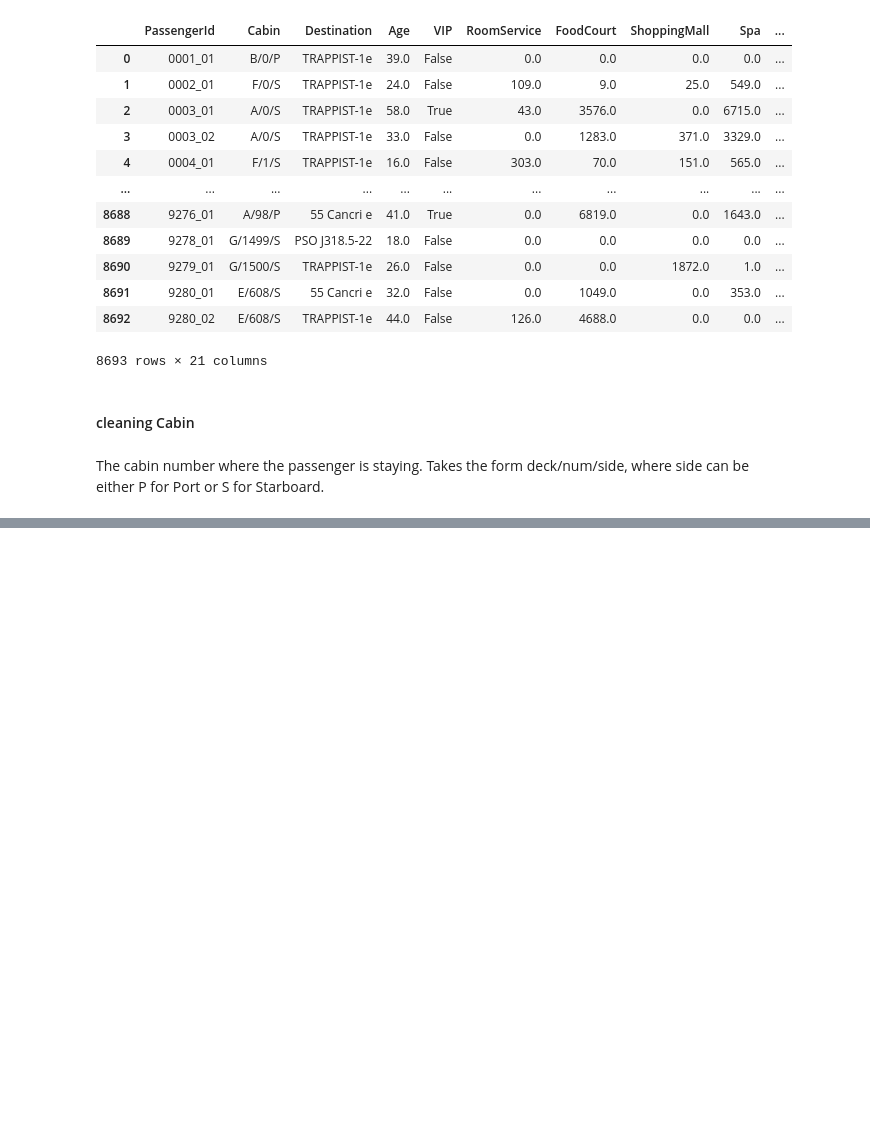
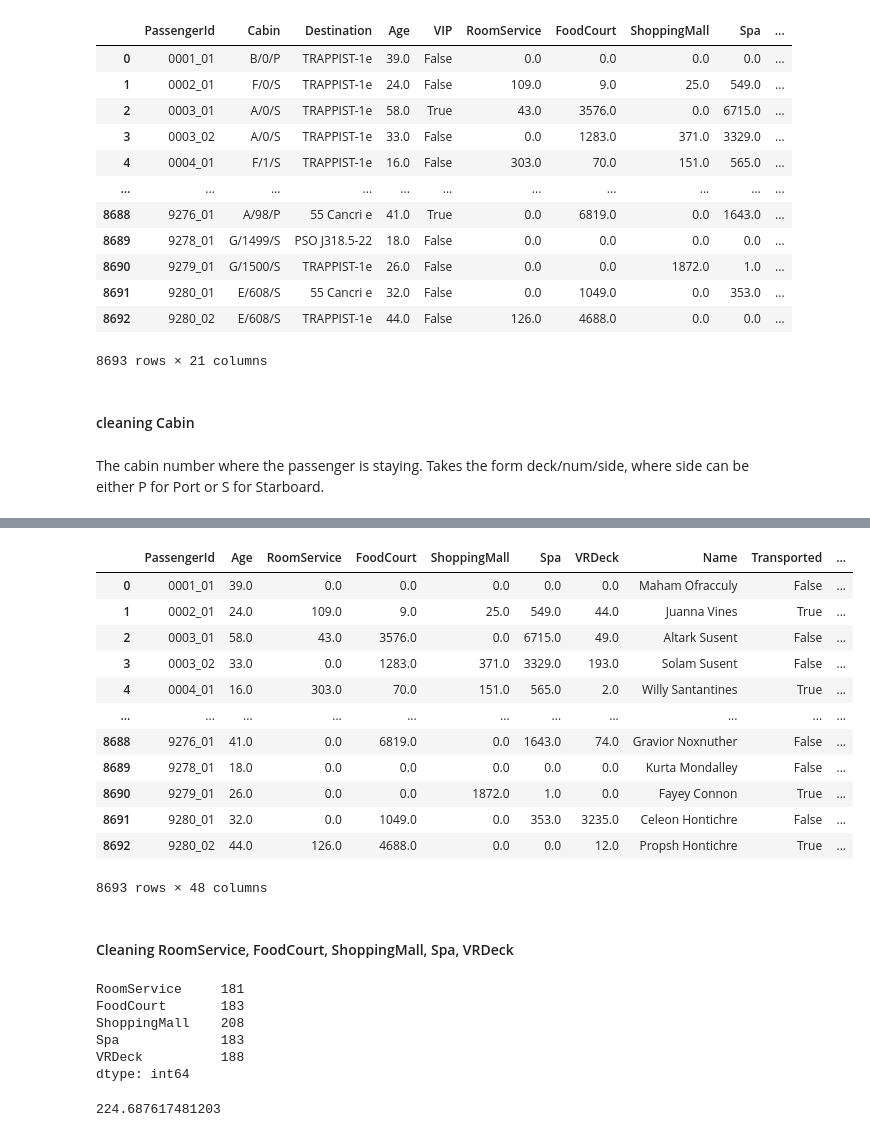
Before and after one commit to Gyxius/spaceship-titanic, a Jupyter notebook: analysis.ipynb, the cells around one changed output, grey strips where cells are left out. Cells and saved outputs as stored; diff of their text form; code cells hidden in the pictures; blank space fills up the shorter version.

```diff
--- a/analysis.ipynb
+++ b/analysis.ipynb
@@ -538,0 +601,2 @@ The cabin number where the passenger is staying. Takes the form deck/num/side, w
+# %%
+df['Age'] = df['Age'].fillna(mean_age)
@@ -538,0 +615,4 @@ The cabin number where the passenger is staying. Takes the form deck/num/side, w
+# %%
+df['VIP'] = df['VIP'].fillna(2)
+# %%
+df['VIP'] = df['VIP'].astype(int)
@@ -538,0 +633,34 @@ The cabin number where the passenger is staying. Takes the form deck/num/side, w
+# %%
+df = encode_column('VIP', df)
+# %%
+df
+# %% [output]
+|  | PassengerId | Age | RoomService | FoodCourt | ShoppingMall | Spa | VRDeck | Name | Transported | ... |
+| 0 | 0001_01 | 39.0 | 0.0 | 0.0 | 0.0 | 0.0 | 0.0 | Maham Ofracculy | False | ... |
+| 1 | 0002_01 | 24.0 | 109.0 | 9.0 | 25.0 | 549.0 | 44.0 | Juanna Vines | True | ... |
+| 2 | 0003_01 | 58.0 | 43.0 | 3576.0 | 0.0 | 6715.0 | 49.0 | Altark Susent | False | ... |
+| 3 | 0003_02 | 33.0 | 0.0 | 1283.0 | 371.0 | 3329.0 | 193.0 | Solam Susent | False | ... |
+| 4 | 0004_01 | 16.0 | 303.0 | 70.0 | 151.0 | 565.0 | 2.0 | Willy Santantines | True | ... |
+| ... | ... | ... | ... | ... | ... | ... | ... | ... | ... | ... |
+| 8688 | 9276_01 | 41.0 | 0.0 | 6819.0 | 0.0 | 1643.0 | 74.0 | Gravior Noxnuther | False | ... |
+| 8689 | 9278_01 | 18.0 | 0.0 | 0.0 | 0.0 | 0.0 | 0.0 | Kurta Mondalley | False | ... |
+| 8690 | 9279_01 | 26.0 | 0.0 | 0.0 | 1872.0 | 1.0 | 0.0 | Fayey Connon | True | ... |
+| 8691 | 9280_01 | 32.0 | 0.0 | 1049.0 | 0.0 | 353.0 | 3235.0 | Celeon Hontichre | False | ... |
+| 8692 | 9280_02 | 44.0 | 126.0 | 4688.0 | 0.0 | 0.0 | 12.0 | Propsh Hontichre | True | ... |
+8693 rows × 48 columns
+# %% [markdown]
+#### Cleaning RoomService, FoodCourt, ShoppingMall, Spa, VRDeck
+# %%
+df[['RoomService', 'FoodCourt', 'ShoppingMall', 'Spa', 'VRDeck']].isnull().sum()
+# %% [output]
+RoomService     181
+FoodCourt       183
+ShoppingMall    208
+Spa             183
+VRDeck          188
+dtype: int64
+# %%
+mean_df = df[['RoomService', 'FoodCourt', 'ShoppingMall', 'Spa', 'VRDeck']].mean()
+mean_df.loc['RoomService']
+# %% [output]
+224.687617481203
```
Also changed, not shown: parts of 33 cells of this notebook.
